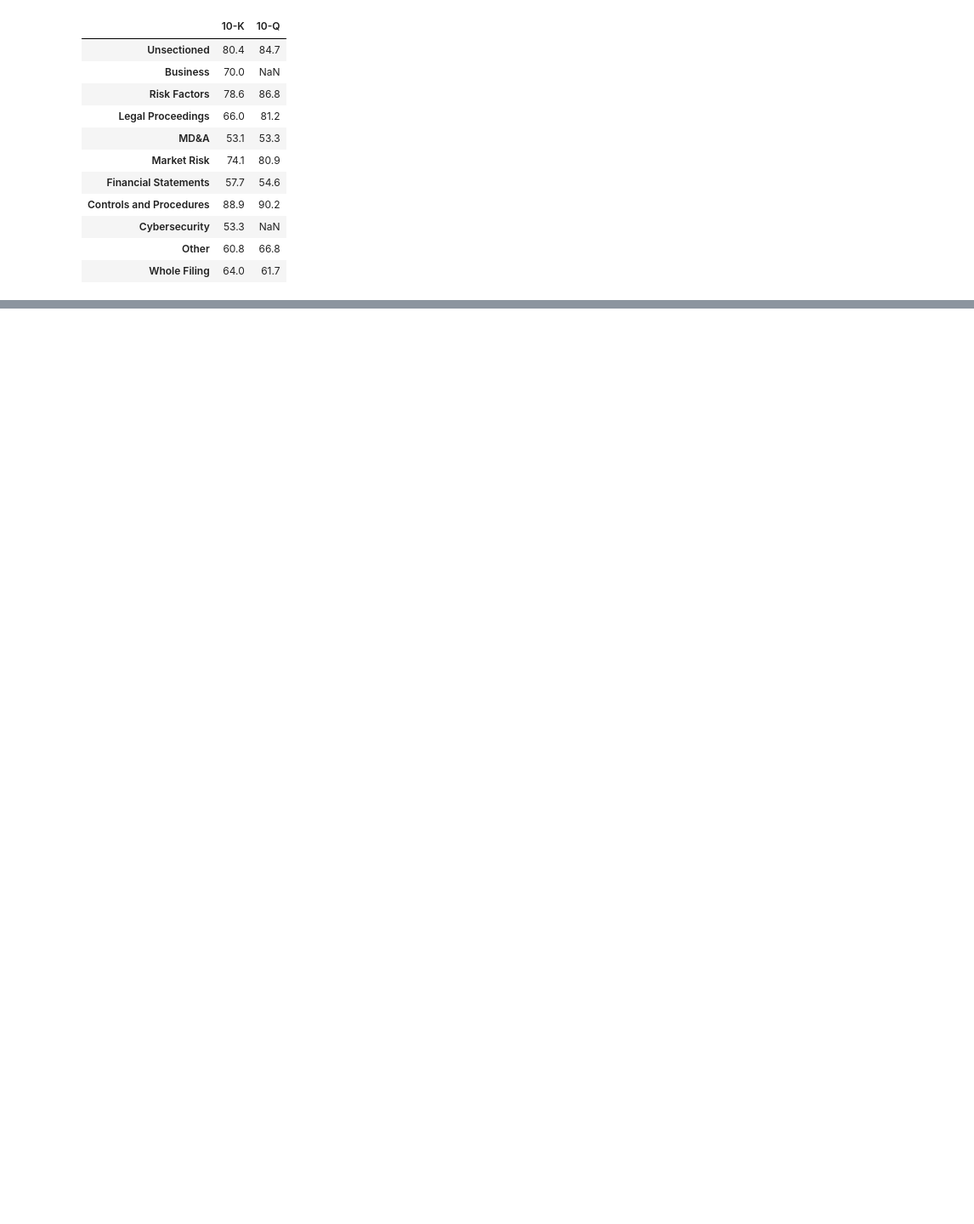
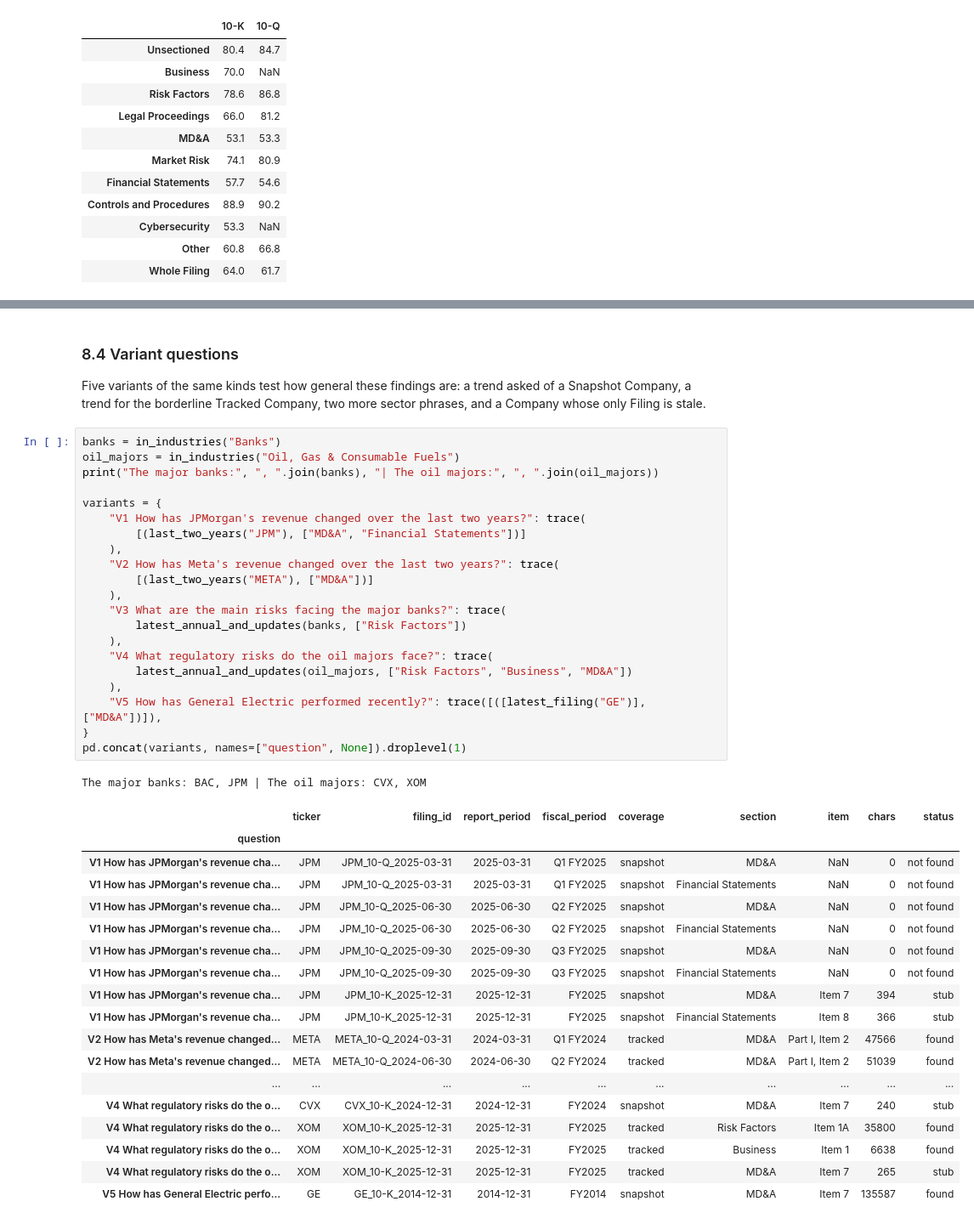
Before and after one commit to dwest1507/eliza-assessment, a Jupyter notebook: backend/notebooks/eda.ipynb, the cells around one changed output, grey strips where cells are left out. Shown at 85% size. Drawn from its saved outputs; the diff is of its cells as text; blank space fills up the shorter version.

```diff
--- a/backend/notebooks/eda.ipynb
+++ b/backend/notebooks/eda.ipynb
@@ -1909,0 +2136,47 @@ by_section
+# %% [markdown]
+### 8.4 Variant questions
+
+Five variants of the same kinds test how general these findings are: a trend asked
+of a Snapshot Company, a trend for the borderline Tracked Company, two more sector
+phrases, and a Company whose only Filing is stale.
+# %%
+banks = in_industries("Banks")
+oil_majors = in_industries("Oil, Gas & Consumable Fuels")
+print("The major banks:", ", ".join(banks), "| The oil majors:", ", ".join(oil_majors))
+
+variants = {
+    "V1 How has JPMorgan's revenue changed over the last two years?": trace(
+        [(last_two_years("JPM"), ["MD&A", "Financial Statements"])]
+    ),
+    "V2 How has Meta's revenue changed over the last two years?": trace(
+        [(last_two_years("META"), ["MD&A"])]
+    ),
+    "V3 What are the main risks facing the major banks?": trace(
+        latest_annual_and_updates(banks, ["Risk Factors"])
+    ),
+    "V4 What regulatory risks do the oil majors face?": trace(
+        latest_annual_and_updates(oil_majors, ["Risk Factors", "Business", "MD&A"])
+    ),
+    "V5 How has General Electric performed recently?": trace([([latest_filing("GE")], ["MD&A"])]),
+}
+pd.concat(variants, names=["question", None]).droplevel(1)
+# %% [output]
+The major banks: BAC, JPM | The oil majors: CVX, XOM
+|  | ticker | filing_id | report_period | fiscal_period | coverage | section | item | chars | status |
+| question |  |  |  |  |  |  |  |  |  |
+| V1 How has JPMorgan's revenue cha... | JPM | JPM_10-Q_2025-03-31 | 2025-03-31 | Q1 FY2025 | snapshot | MD&A | NaN | 0 | not found |
+| V1 How has JPMorgan's revenue cha... | JPM | JPM_10-Q_2025-03-31 | 2025-03-31 | Q1 FY2025 | snapshot | Financial Statements | NaN | 0 | not found |
+| V1 How has JPMorgan's revenue cha... | JPM | JPM_10-Q_2025-06-30 | 2025-06-30 | Q2 FY2025 | snapshot | MD&A | NaN | 0 | not found |
+| V1 How has JPMorgan's revenue cha... | JPM | JPM_10-Q_2025-06-30 | 2025-06-30 | Q2 FY2025 | snapshot | Financial Statements | NaN | 0 | not found |
+| V1 How has JPMorgan's revenue cha... | JPM | JPM_10-Q_2025-09-30 | 2025-09-30 | Q3 FY2025 | snapshot | MD&A | NaN | 0 | not found |
+| V1 How has JPMorgan's revenue cha... | JPM | JPM_10-Q_2025-09-30 | 2025-09-30 | Q3 FY2025 | snapshot | Financial Statements | NaN | 0 | not found |
+| V1 How has JPMorgan's revenue cha... | JPM | JPM_10-K_2025-12-31 | 2025-12-31 | FY2025 | snapshot | MD&A | Item 7 | 394 | stub |
+| V1 How has JPMorgan's revenue cha... | JPM | JPM_10-K_2025-12-31 | 2025-12-31 | FY2025 | snapshot | Financial Statements | Item 8 | 366 | stub |
+| V2 How has Meta's revenue changed... | META | META_10-Q_2024-03-31 | 2024-03-31 | Q1 FY2024 | tracked | MD&A | Part I, Item 2 | 47566 | found |
+| V2 How has Meta's revenue changed... | META | META_10-Q_2024-06-30 | 2024-06-30 | Q2 FY2024 | tracked | MD&A | Part I, Item 2 | 51039 | found |
+| ... | ... | ... | ... | ... | ... | ... | ... | ... | ... |
+| V4 What regulatory risks do the o... | CVX | CVX_10-K_2024-12-31 | 2024-12-31 | FY2024 | snapshot | MD&A | Item 7 | 240 | stub |
+| V4 What regulatory risks do the o... | XOM | XOM_10-K_2025-12-31 | 2025-12-31 | FY2025 | tracked | Risk Factors | Item 1A | 35800 | found |
+| V4 What regulatory risks do the o... | XOM | XOM_10-K_2025-12-31 | 2025-12-31 | FY2025 | tracked | Business | Item 1 | 6638 | found |
+| V4 What regulatory risks do the o... | XOM | XOM_10-K_2025-12-31 | 2025-12-31 | FY2025 | tracked | MD&A | Item 7 | 265 | stub |
+| V5 How has General Electric perfo... | GE | GE_10-K_2014-12-31 | 2014-12-31 | FY2014 | snapshot | MD&A | Item 7 | 135587 | found |
```
Also changed, not shown: parts of 22 cells of this notebook, 4 other files.
